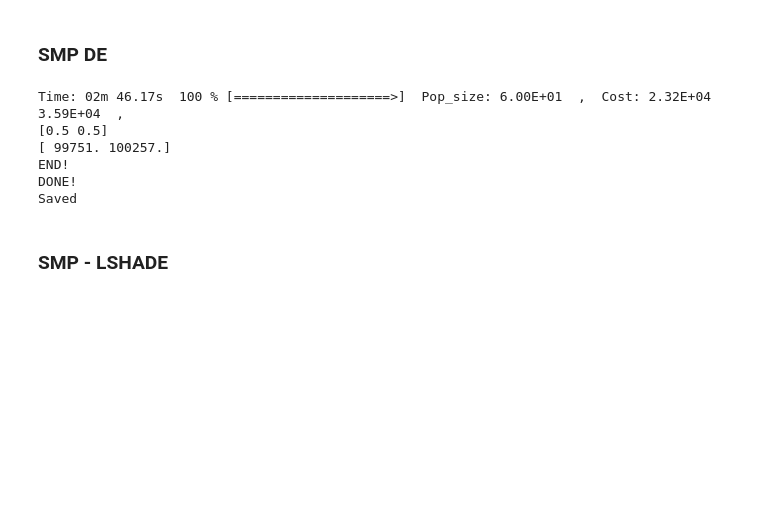
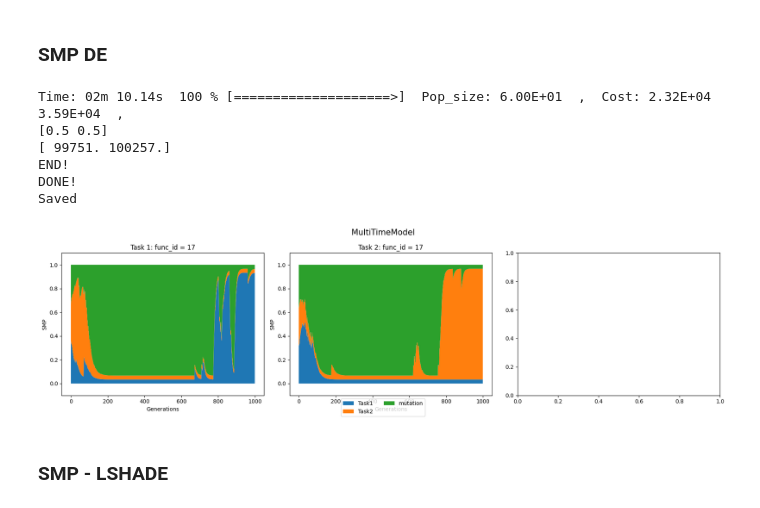
Before and after one commit to KM-MSO/MFEA_MSO, a Jupyter notebook: 7_multi_run.ipynb, the cells around one changed output. Drawn from its saved outputs; the diff is of its cells as text; code cells hidden in the pictures; blank space fills up the shorter version.

```diff
--- a/7_multi_run.ipynb
+++ b/7_multi_run.ipynb
@@ -363,10 +365,10 @@ smpModel = MultiTimeModel(model= SMP_MFEA)
 smpModel.compile(
     tasks= tasks,
     IndClass = IndClass,
-    # crossover= newSBX(nc = 2, gamma= 0.6, alpha = 7),
-    crossover = SBX_Crossover(nc=5),
-    mutation= GaussMutation(scale= 0.1),
-    # mutation = Polynomial_Mutation(pm=1, nm=5),
+    crossover= newSBX(nc = 2, gamma= 0.6, alpha = 7),
+    # crossover = SBX_Crossover(nc=5),
+    # mutation= GaussMutation(scale= 0.1),
+    mutation = Polynomial_Mutation(pm=1, nm=7),
     # mutation = GMMScale(alpha = 3, lenMem= 20, default_scale= 0.5),
     selection= ElitismSelection(random_percent= 0.),
     search = L_SHADE(len_mem=6, p_ontop=0.1),
@@ -377,19 +379,23 @@ smpModel.fit(
     nb_generations= 1000, nb_inds_each_task= 100, nb_inds_min= 30,
     lr = 0.1, p_const_intra= 0.0, p_mutate= 0.1,prob_search = 1.0,
     nb_epochs_stop= 1,
-    evaluate_initial_skillFactor= True, step_over= 1,
+    evaluate_initial_skillFactor= True, step_over= 5,
 )
 smpModel.run(
     nb_run= 1,
     save_path= './RESULTS/result/smpMFEA_cec17.mso'
 )
 # %% [output]
-Time: 02m 46.17s  100 % [====================>]  Pop_size: 6.00E+01  ,  Cost: 2.32E+04  3.59E+04  ,
+Time: 02m 10.14s  100 % [====================>]  Pop_size: 6.00E+01  ,  Cost: 2.32E+04  3.59E+04  ,
 [0.5 0.5]
 [ 99751. 100257.]
 END!
 DONE!
 Saved
+# %%
+smpModel.render_smp()
+# %% [output]
+[figure, added]
 # %%
 lsa_21 = loadModel("./RESULTS/__static__/GECCO20/LSA_2021/LSA_2021_MTOMSO_Benchmark_8.mso",WCCI22_benchmark.get_50tasks_benchmark(8)[0])
 model = loadModel('./RESULTS/result/smpMFEA_cec17.mso', WCCI22_benchmark.get_50tasks_benchmark(8)[0])
```
Also changed, not shown: parts of 7 cells of this notebook, 2 other files.
